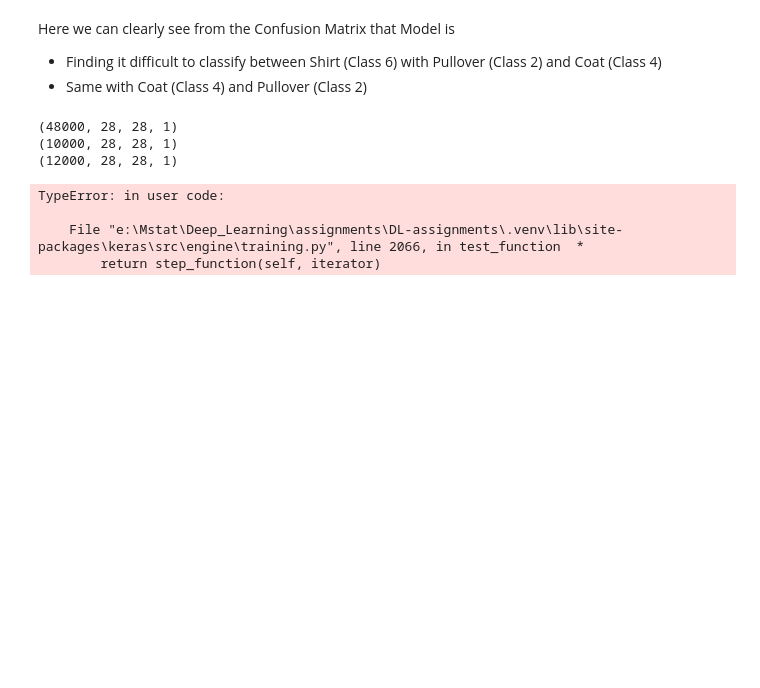
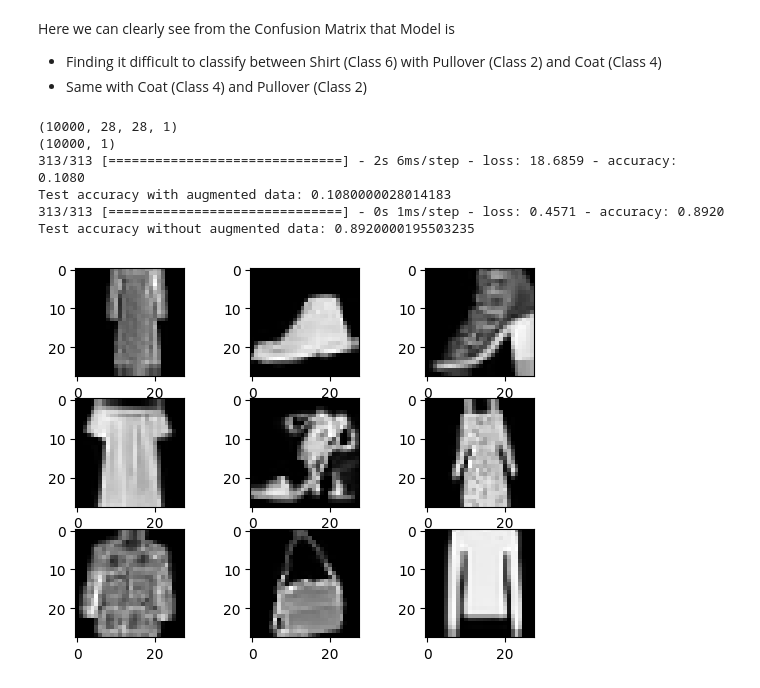
Before and after one commit to Bhanu-py/DL-assignments, a Jupyter notebook: ass1/main.ipynb, the cells around one changed output. Saved outputs shown, nothing was run; the diff lists cells and outputs as text; code cells hidden in the pictures; blank space fills up the shorter version.

```diff
--- a/ass1/main.ipynb
+++ b/ass1/main.ipynb
@@ -782,19 +812,14 @@ Here we can clearly see from the Confusion Matrix that Model is
 - Finding it difficult to classify between Shirt (Class 6) with Pullover (Class 2) and Coat (Class 4)
 - Same with Coat (Class 4) and Pullover (Class 2)
 # %%
-# Test if model can classify the images that are rotated, shifted, zoomed out, etc.
 from keras.preprocessing.image import ImageDataGenerator
 
-#  For the ImageDataGenerator, we need to reshape the input data to 4D
-x_train = x_train.reshape(x_train.shape[0], 28, 28, 1)
-x_test = x_test.reshape(x_test.shape[0], 28, 28, 1)
-x_val = x_val.reshape(x_val.shape[0], 28, 28, 1)
+# Reshape the input data to 4D for the ImageDataGenerator
+X_test = x_test.reshape(x_test.shape[0], 28, 28, 1)
+Y_test = y_test.reshape(y_test.shape[0], 1)
 
-print(x_train.shape)
-print(x_test.shape)
-print(x_val.shape)
-
-
+print(X_test.shape)
+print(Y_test.shape)
 
 datagen = ImageDataGenerator(
     rotation_range=10,  # Rotate images up to 10 degrees
@@ -804,14 +829,46 @@ datagen = ImageDataGenerator(
     fill_mode='nearest'  # Fill in missing pixels with the nearest filled value
 )
 
-# Test the model with augmented data which is already trained
-test_loss, test_acc = network.evaluate(datagen.flow(x_test, y_test, batch_size=128))
+# # Generate a batch of augmented data
+# aug_accuracy = []
+# for X_batch, Y_batch in datagen.flow(X_test, Y_test, batch_size=1000):
+#     # Convert one-hot encoded labels to integer targets
+#     Y_batch = np.argmax(Y_batch, axis=-1)
+#     # Evaluate the model on this batch
+#     test_loss, test_acc = network.evaluate(X_batch, Y_batch, verbose=0)
+#     # print('Test accuracy with augmented data:', test_acc)
+#     aug_accuracy.append(test_acc)
+
+# aug_accuracy = np.array(aug_accuracy)
+# print('Test accuracy with augmented data:', aug_accuracy.mean())
+
+
+test_loss, test_acc = network.evaluate(datagen.flow(X_test, np.argmax(Y_test, axis=-1)))
 print('Test accuracy with augmented data:', test_acc)
+
+
+
+# vs without data augmentation
+test_loss, test_acc = network.evaluate(x_test, y_test)
+print('Test accuracy without augmented data:', test_acc)
 # %% [output]
-(48000, 28, 28, 1)
 (10000, 28, 28, 1)
-(12000, 28, 28, 1)
+(10000, 1)
+313/313 [==============================] - 2s 6ms/step - loss: 18.6859 - accuracy: 0.1080
+Test accuracy with augmented data: 0.1080000028014183
+313/313 [==============================] - 0s 1ms/step - loss: 0.4571 - accuracy: 0.8920
+Test accuracy without augmented data: 0.8920000195503235
-TypeError: in user code:
-
-    File "e:\Mstat\Deep_Learning\assignments\DL-assignments\.venv\lib\site-packages\keras\src\engine\training.py", line 2066, in test_function  *
-        return step_function(self, iterator)
+# %%
+# visualize the augmented images
+# Generate a batch of augmented data
+
+for X_batch, Y_batch in datagen.flow(X_test, Y_test, batch_size=9):
+    # Show the first 9 images
+    for i in range(0, 9):
+        plt.subplot(330 + 1 + i)
+        plt.imshow(X_batch[i].reshape(28, 28), cmap=plt.get_cmap('gray'))
+    # show the plot
+    plt.show()
+    break
+# %% [output]
+[figure, added]
```
Also changed, not shown: parts of 8 cells of this notebook.
